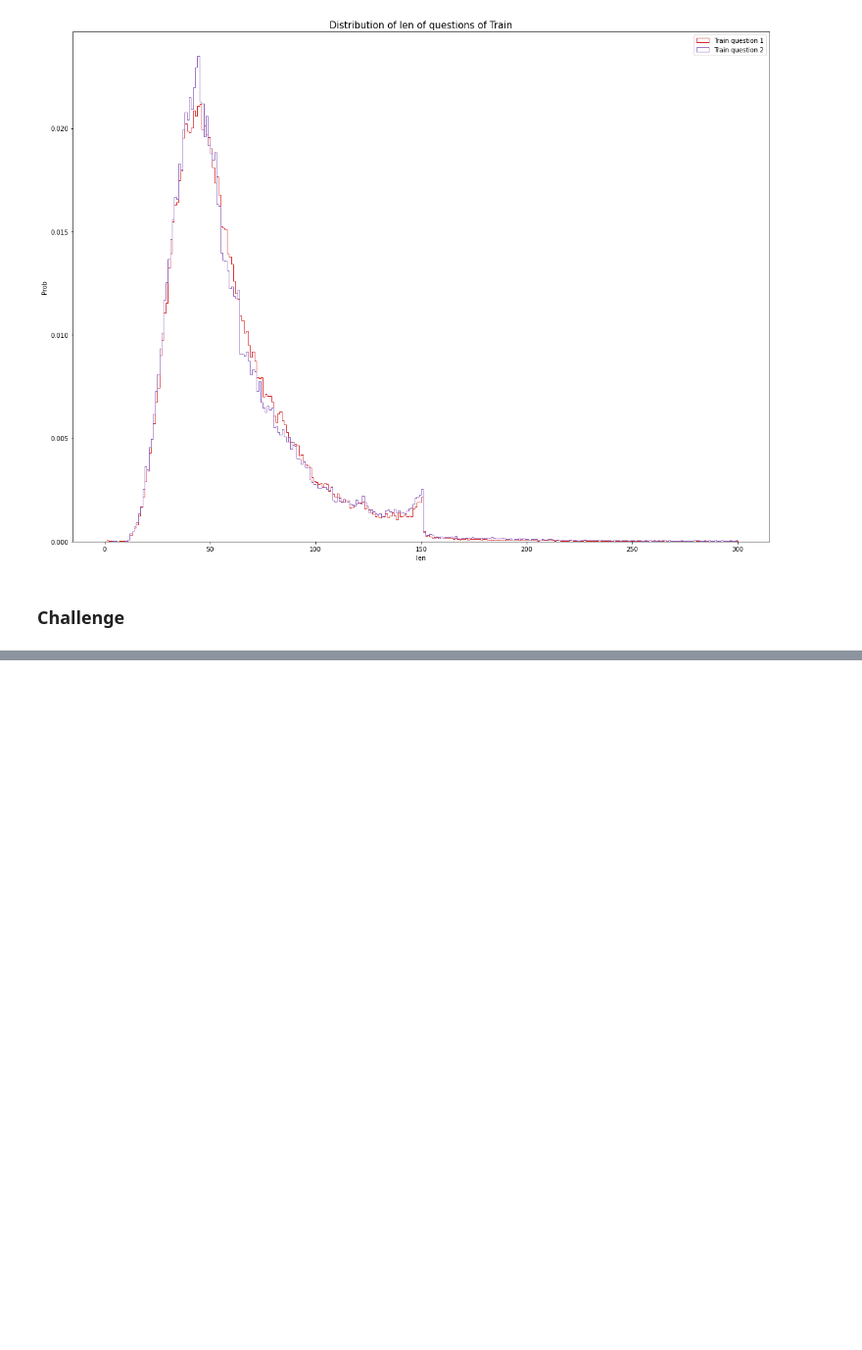
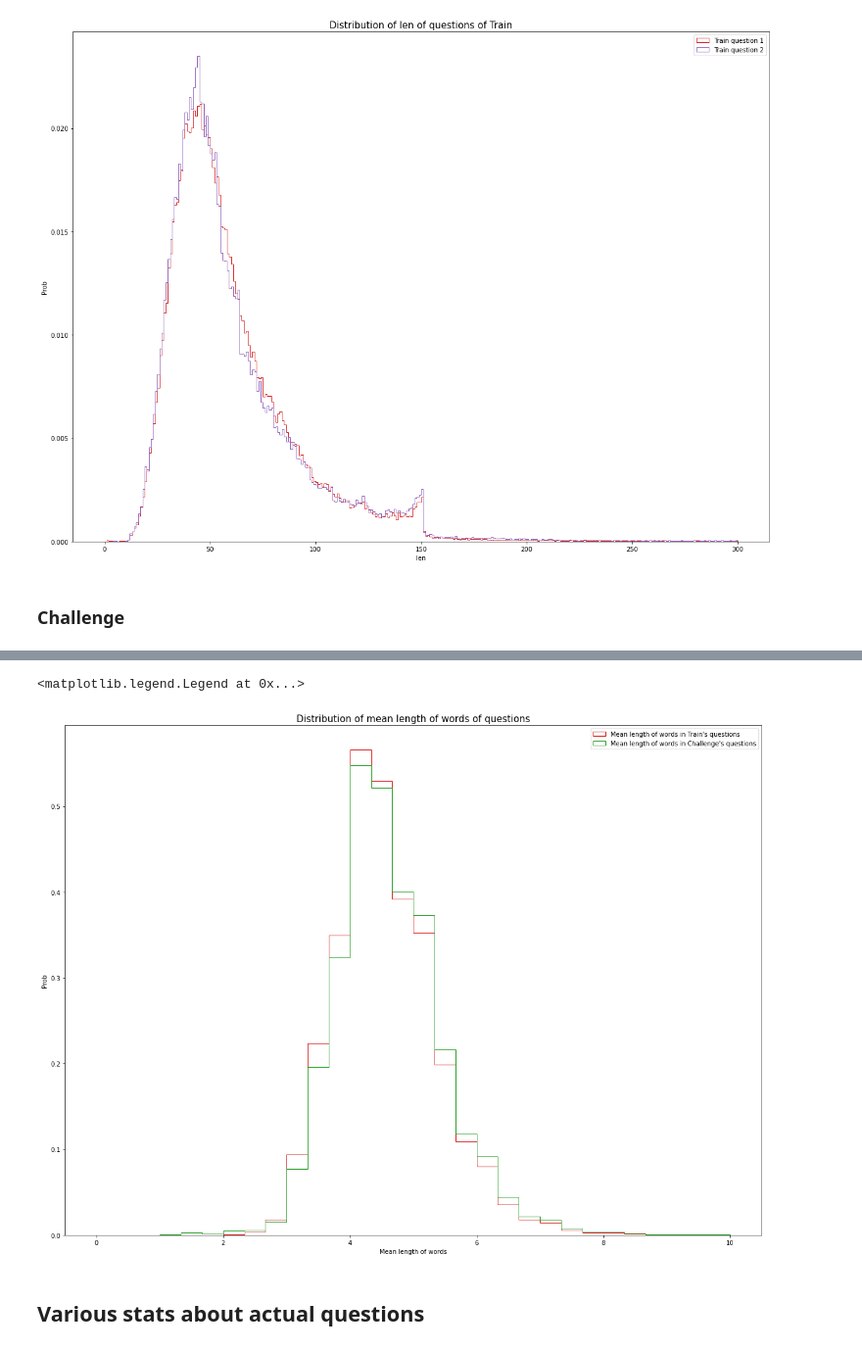
Before and after one commit to acharroux/QuoraPairs, a Jupyter notebook: Analysis/SimpleAnalysis.ipynb, the cells around one changed output, grey strips where cells are left out. Shown at 98% size. Saved outputs shown, nothing was run; the diff lists cells and outputs as text; code cells hidden in the pictures; blank space fills up the shorter version.

```diff
--- a/Analysis/SimpleAnalysis.ipynb
+++ b/Analysis/SimpleAnalysis.ipynb
@@ -387,0 +414,14 @@ words_of_challenge_questions
+# %%
+palette = sns.color_palette()
+plot.figure(figsize=(20, 15))
+plot.hist(words_of_train_questions['MeanLengthWord'],bins=30,range=[0,10],density=True,color=palette[3],label="Mean length of words in Train's questions",histtype='step')
+plot.hist(words_of_challenge_questions['MeanLengthWord'],bins=30,range=[0,10],density=True,color=palette[2],label="Mean length of words in Challenge's questions",alpha=1,histtype='step')
+plot.title('Distribution of mean length of words of questions', fontsize=15)
+plot.xlabel('Mean length of words')
+plot.ylabel('Prob')
+plot.legend()
+# %% [output]
+<matplotlib.legend.Legend at 0x...>
+[figure, added]
+# %% [markdown]
+## Various stats about actual questions
```
Also changed, not shown: parts of 14 cells of this notebook, 3 other files.
